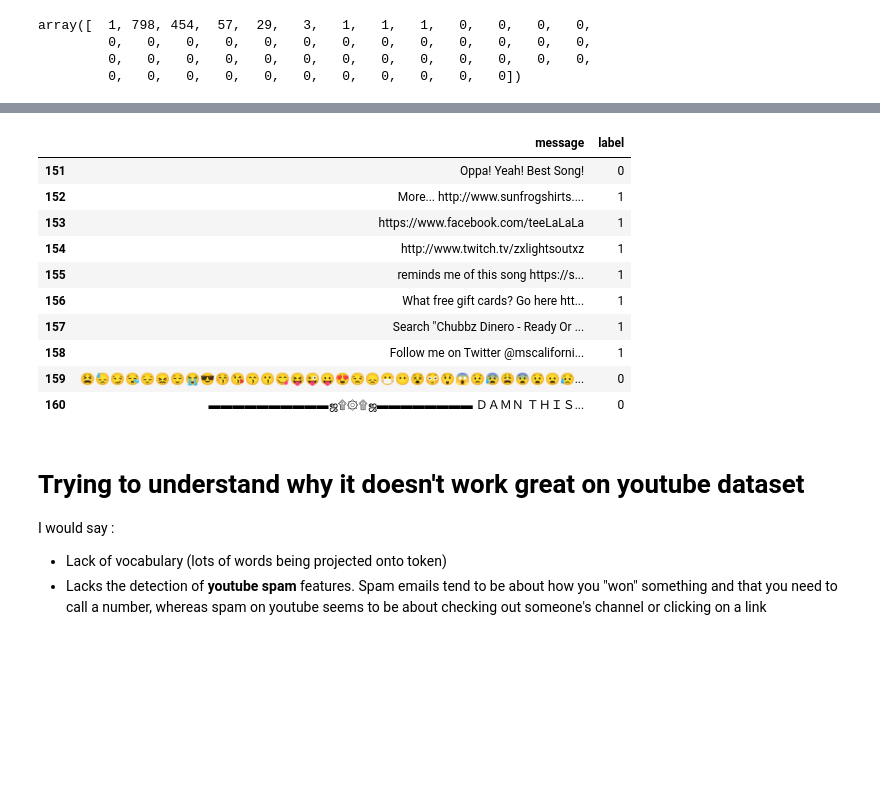
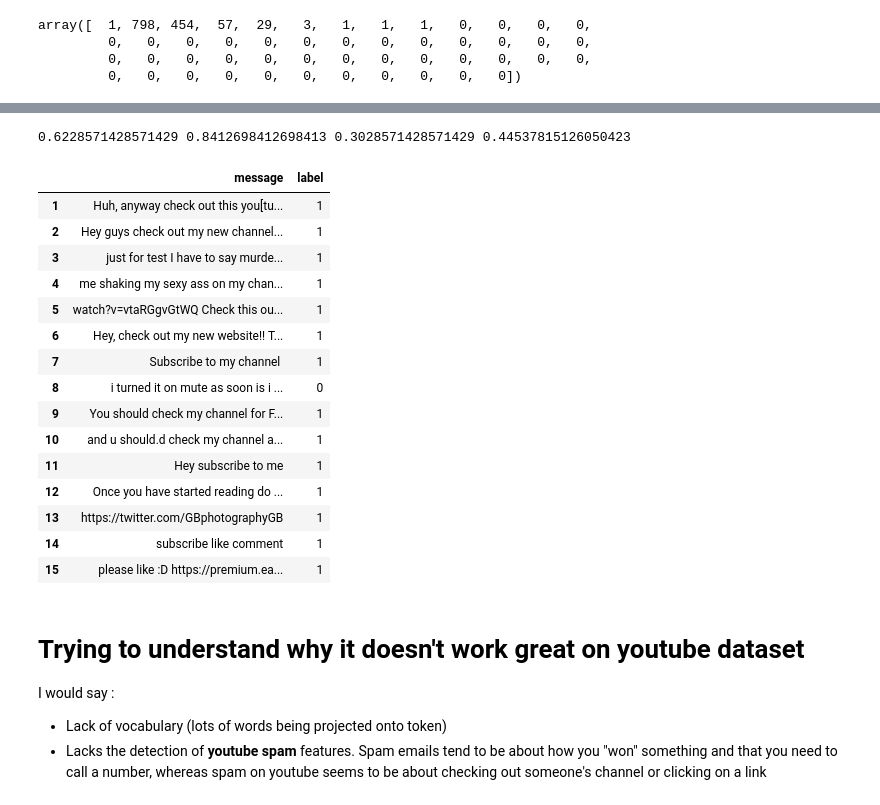
Before and after one commit to ThinhNguyendai/SMSSpamDetection, a Jupyter notebook: SpamClassifiers.ipynb, the cells around one changed output, grey strips where cells are left out. Saved outputs shown, nothing was run; the diff lists cells and outputs as text; code cells hidden in the pictures; blank space fills up the shorter version.

```diff
--- a/SpamClassifiers.ipynb
+++ b/SpamClassifiers.ipynb
@@ -704,7 +731,7 @@ There's a LOT of common words the model simply doesn't have. As a result, it rep
 # %% [markdown]
 # Testing our trained model on youtube messages
 # %%
-youtube_messages = pd.read_csv("C:/Users/thinh/DeepLearning/YoutubeSpamCollection/Youtube01-Psy.csv",
+youtube_messages = pd.read_csv("C:/Users/thinh/DeepLearning/Project/YoutubeSpamCollection/Youtube01-Psy.csv",
                                sep =',', names=["CommentID", "Author", "Date", "message", "label"])
 youtube_messages = youtube_messages[1:] # First row is for the labels in the .csv files
 # %%
@@ -748,17 +775,31 @@ print(tn, fp, fn, tp) #Lots of false negatives : negative = model predicts 0 whe
+# %%
+accuracy = (tp + tn)/(tn+fp+fn+tp)
+precision = tp/(tp + fp)
+recall = tp/(tp + fn)
+f1score = 2*precision*recall / (precision + recall)
+print(accuracy, precision, recall, f1score)
+# Very poor recall
+# %% [output]
+0.6228571428571429 0.8412698412698413 0.3028571428571429 0.44537815126050423
 # %%
-youtube_messages[['message', 'label']][150:160] #2 brackets
+youtube_messages[['message', 'label']][:15] #2 brackets
 # %% [output]
 |  | message | label |
-| 151 | Oppa! Yeah! Best Song!﻿ | 0 |
-| 152 | More... http://www.sunfrogshirts.... | 1 |
-| 153 | https://www.facebook.com/teeLaLaLa﻿ | 1 |
-| 154 | http://www.twitch.tv/zxlightsoutxz﻿ | 1 |
-| 155 | reminds me of this song https://s... | 1 |
-| 156 | What free gift cards? Go here htt... | 1 |
-| 157 | Search "Chubbz Dinero - Ready Or ... | 1 |
-| 158 | Follow me on Twitter @mscaliforni... | 1 |
-| 159 | 😫😓😏😪😔😖😌😭😎😚😘😙😗😋😝😜😛😍😒😞😷😶😵😳😲😱😟😰😩😨😧😦😥... | 0 |
-| 160 | ▬▬▬▬▬▬▬▬▬▬ஜ۩۞۩ஜ▬▬▬▬▬▬▬▬ ＤＡＭＮ ＴＨＩＳ... | 0 |
+| 1 | Huh, anyway check out this you[tu... | 1 |
+| 2 | Hey guys check out my new channel... | 1 |
+| 3 | just for test I have to say murde... | 1 |
+| 4 | me shaking my sexy ass on my chan... | 1 |
+| 5 | watch?v=vtaRGgvGtWQ Check this ou... | 1 |
+| 6 | Hey, check out my new website!! T... | 1 |
+| 7 | Subscribe to my channel ﻿ | 1 |
+| 8 | i turned it on mute as soon is i ... | 0 |
+| 9 | You should check my channel for F... | 1 |
+| 10 | and u should.d check my channel a... | 1 |
+| 11 | Hey subscribe to me﻿ | 1 |
+| 12 | Once you have started reading do ... | 1 |
+| 13 | https://twitter.com/GBphotographyGB﻿ | 1 |
+| 14 | subscribe like comment﻿ | 1 |
+| 15 | please like :D https://premium.ea... | 1 |
 # %% [markdown]
 # Trying to understand why it doesn't work great on youtube dataset
 I would say :
```
Also changed, not shown: parts of 33 cells of this notebook, 2 other files.
